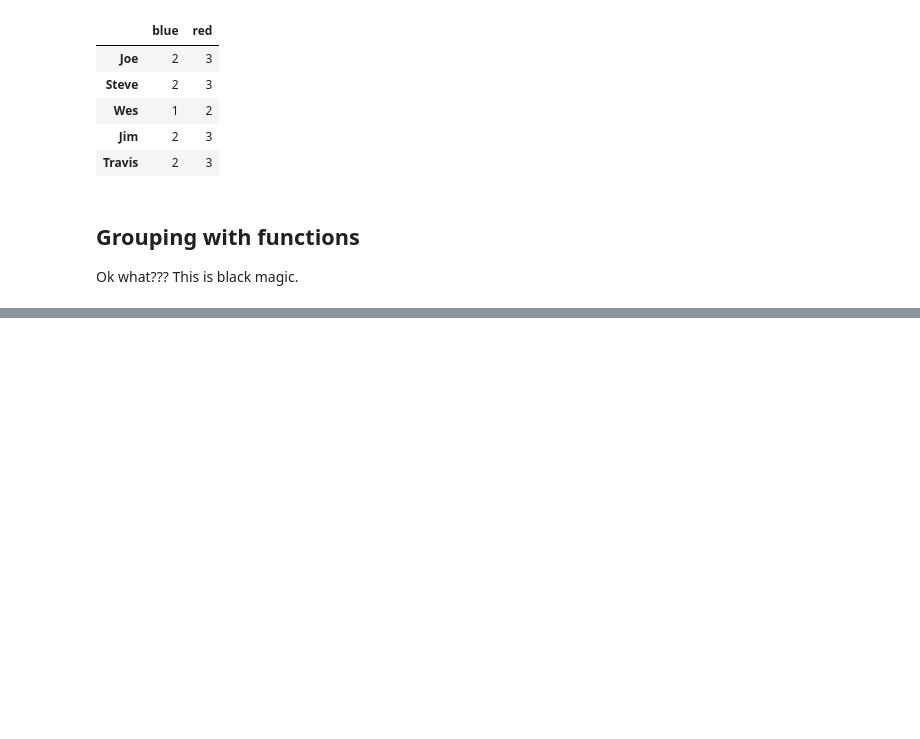
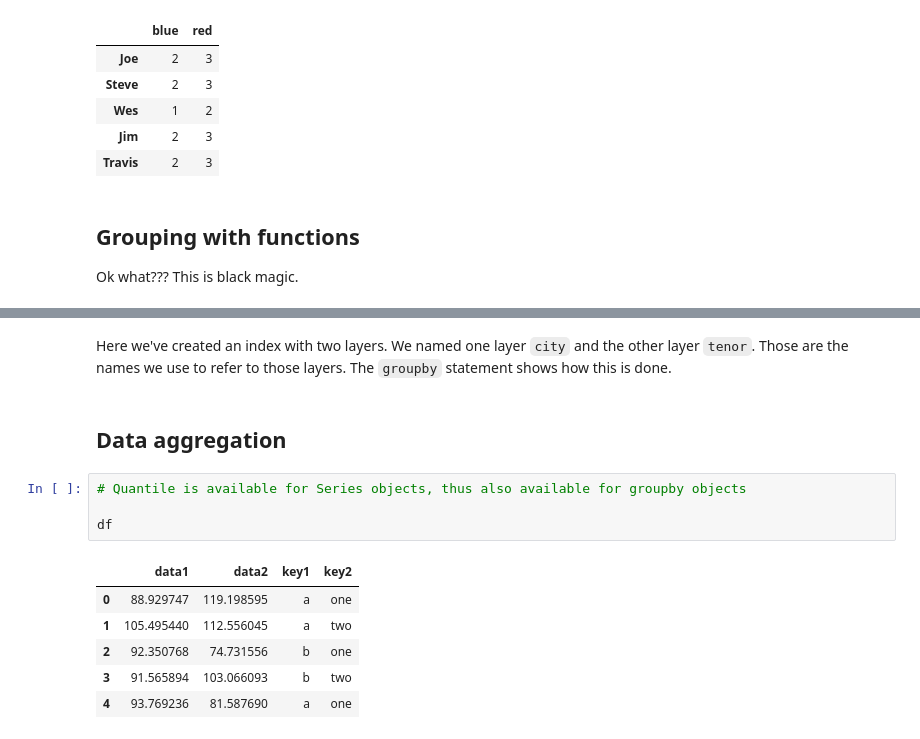
Before and after one commit to mehemken/technique, a Jupyter notebook: groupby.ipynb, the cells around one changed output, grey strips where cells are left out. Saved outputs shown, nothing was run; the diff lists cells and outputs as text; blank space fills up the shorter version.

```diff
--- a/groupby.ipynb
+++ b/groupby.ipynb
@@ -386,0 +438,15 @@ Ok what??? This is black magic.
+# %% [markdown]
+Here we've created an index with two layers. We named one layer `city` and the other layer `tenor`. Those are the names we use to refer to those layers. The `groupby` statement shows how this is done.
+# %% [markdown]
+## Data aggregation
+# %%
+# Quantile is available for Series objects, thus also available for groupby objects
+
+df
+# %% [output]
+|  | data1 | data2 | key1 | key2 |
+| 0 | 88.929747 | 119.198595 | a | one |
+| 1 | 105.495440 | 112.556045 | a | two |
+| 2 | 92.350768 | 74.731556 | b | one |
+| 3 | 91.565894 | 103.066093 | b | two |
+| 4 | 93.769236 | 81.587690 | a | one |
```
Also changed, not shown: parts of 38 cells of this notebook.
